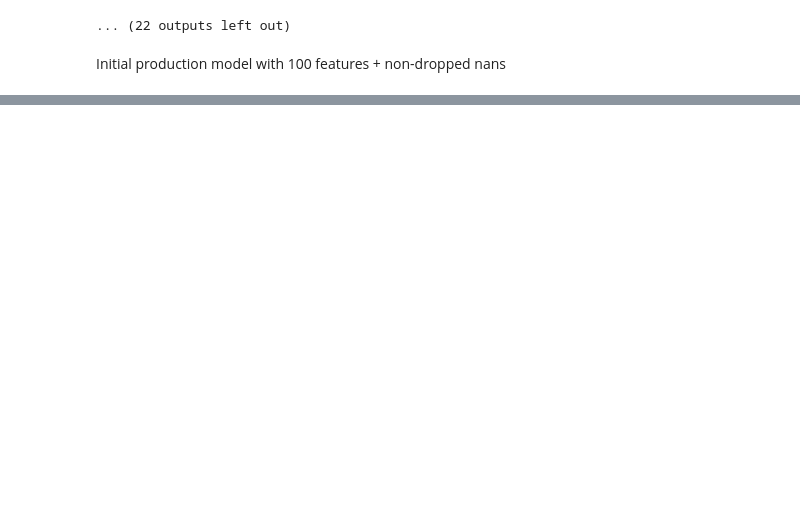
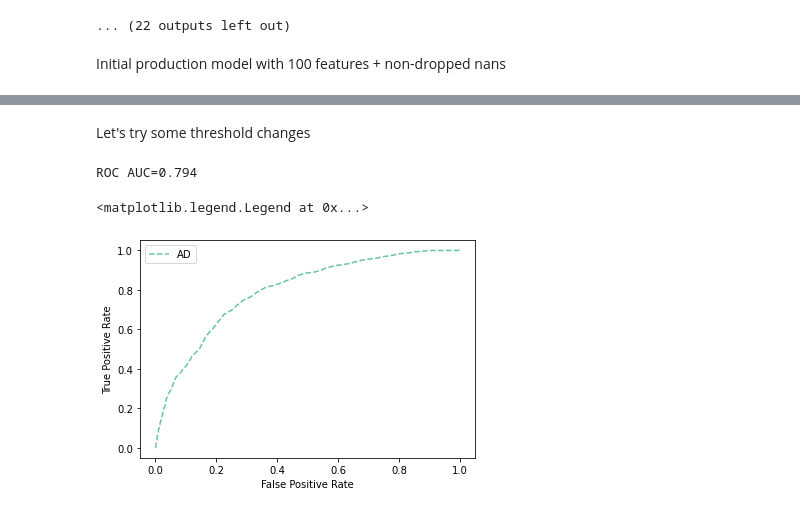
Before and after one commit to vicvarE/AD-Dash, a Jupyter notebook: notebooks/model.ipynb, the cells around one changed output, grey strips where cells are left out. Saved outputs shown, nothing was run; the diff lists cells and outputs as text; code cells hidden in the pictures; blank space fills up the shorter version.

```diff
--- a/notebooks/model.ipynb
+++ b/notebooks/model.ipynb
@@ -279,3 +321,28 @@ print(recall_score(y_test,y_pred))
 # save this latest model for now
 pickle.dump(model_feat1, open('../src/models/01prelim_model.sav', 'wb'))
 pickle.dump(restrict, open('../src/features/01prelim_features.sav', 'wb'))
+# %% [markdown]
+Let's try some threshold changes
+# %%
+from sklearn.metrics import roc_curve, roc_auc_score
+# predict probabilities
+probs = model_feat1.predict_proba(X_test)
+# keep probabilities for the positive outcome only
+probs = probs[:, 1]
+auc = roc_auc_score(y_test, probs)
+# summarize scores
+print('ROC AUC=%.3f' % (auc))
+
+# calculate roc curves
+fpr, tpr, _ = roc_curve(y_test, probs)
+# plot the roc curve for the model
+plt.plot(fpr, tpr, linestyle='--', label='AD')
+# axis labels
+plt.xlabel('False Positive Rate')
+plt.ylabel('True Positive Rate')
+# show the legend
+plt.legend()
+# %% [output]
+ROC AUC=0.794
+<matplotlib.legend.Legend at 0x...>
+[figure, added]
```
Also changed, not shown: parts of 20 cells of this notebook, 1 other file.
